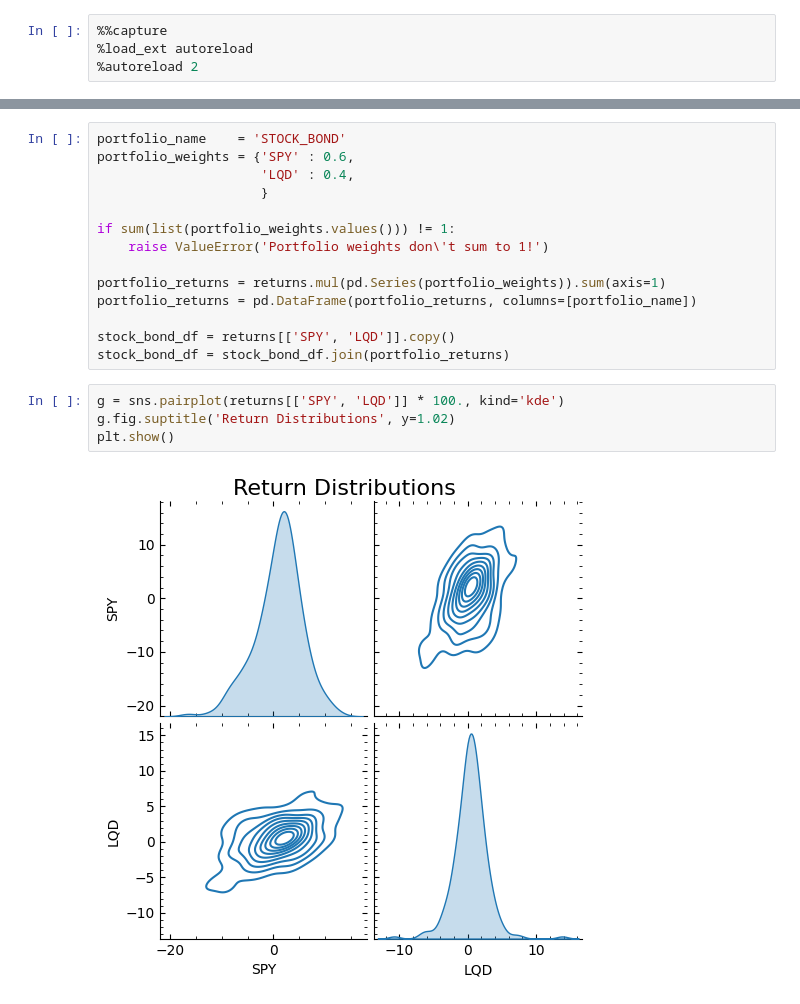
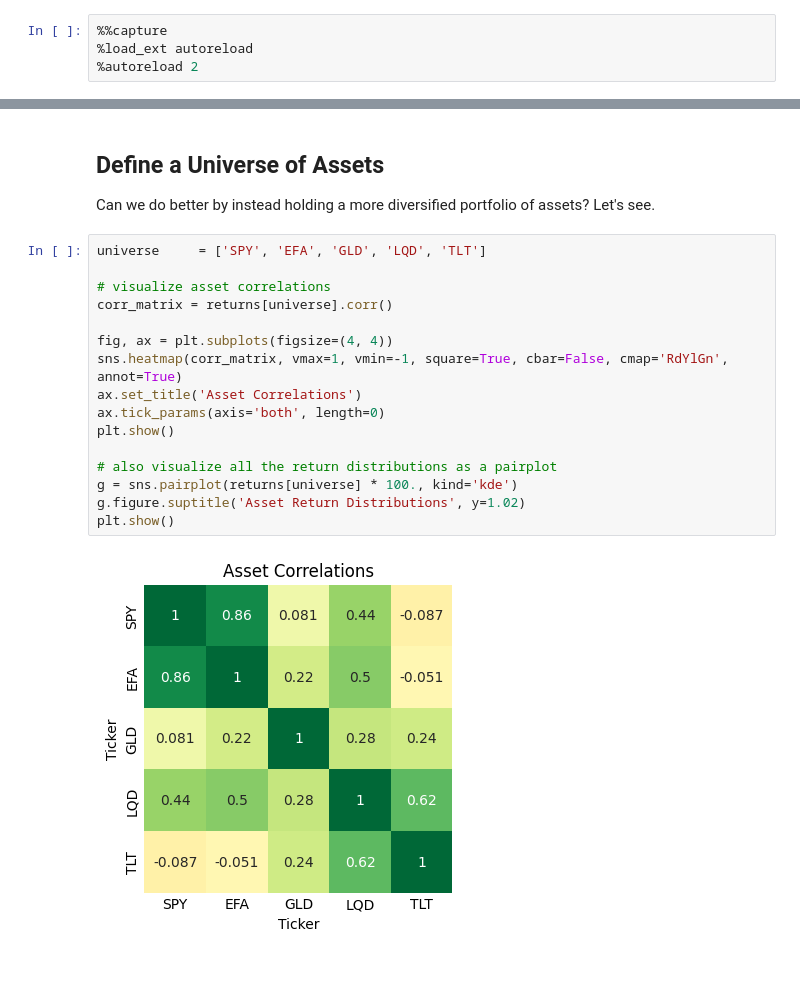
Before and after one commit to JakubStacho/quant-studies, a Jupyter notebook: 01-portfolio-optimization/mean-variance.ipynb, the cells around one changed output, grey strips where cells are left out. Cells and saved outputs as stored; diff of their text form; blank space fills up the shorter version.

```diff
--- a/01-portfolio-optimization/mean-variance.ipynb
+++ b/01-portfolio-optimization/mean-variance.ipynb
@@ -45,20 +46,21 @@ LQD    4.24         8.28            -23.26        0.38
-# %%
-portfolio_name    = 'STOCK_BOND'
-portfolio_weights = {'SPY' : 0.6,
-                     'LQD' : 0.4,
-                     }
-
-if sum(list(portfolio_weights.values())) != 1:
-    raise ValueError('Portfolio weights don\'t sum to 1!')
-
-portfolio_returns = returns.mul(pd.Series(portfolio_weights)).sum(axis=1)
-portfolio_returns = pd.DataFrame(portfolio_returns, columns=[portfolio_name])
-
-stock_bond_df = returns[['SPY', 'LQD']].copy()
-stock_bond_df = stock_bond_df.join(portfolio_returns)
-# %%
-g = sns.pairplot(returns[['SPY', 'LQD']] * 100., kind='kde')
-g.fig.suptitle('Return Distributions', y=1.02)
-plt.show()
-# %% [output]
-[figure, removed]
+# %% [markdown]
+## Define a Universe of Assets
+Can we do better by instead holding a more diversified portfolio of assets? Let's see.
+# %%
+universe     = ['SPY', 'EFA', 'GLD', 'LQD', 'TLT']
+
+# visualize asset correlations
+corr_matrix = returns[universe].corr()
+
+fig, ax = plt.subplots(figsize=(4, 4))
+sns.heatmap(corr_matrix, vmax=1, vmin=-1, square=True, cbar=False, cmap='RdYlGn', annot=True)
+ax.set_title('Asset Correlations')
+ax.tick_params(axis='both', length=0)
+plt.show()
+
+# also visualize all the return distributions as a pairplot
+g = sns.pairplot(returns[universe] * 100., kind='kde')
+g.figure.suptitle('Asset Return Distributions', y=1.02)
+plt.show()
+# %% [output]
+[figure, added]
```
Also changed, not shown: parts of 21 cells of this notebook, 4 other files.
